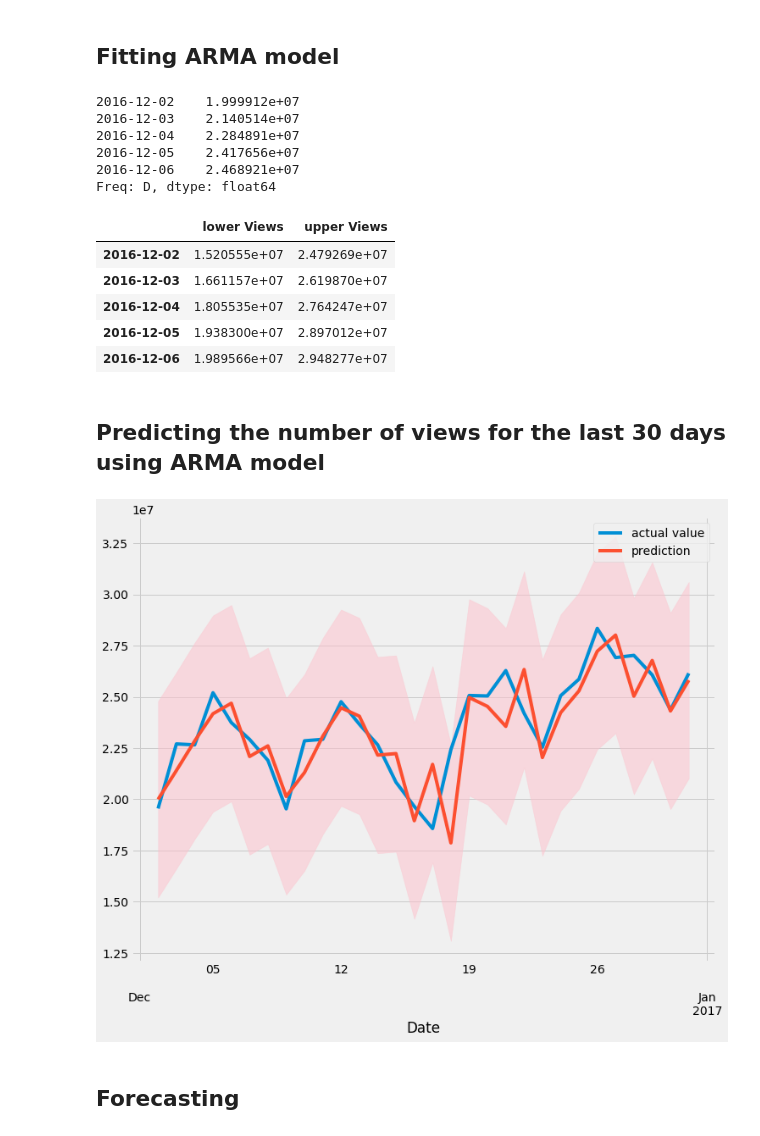
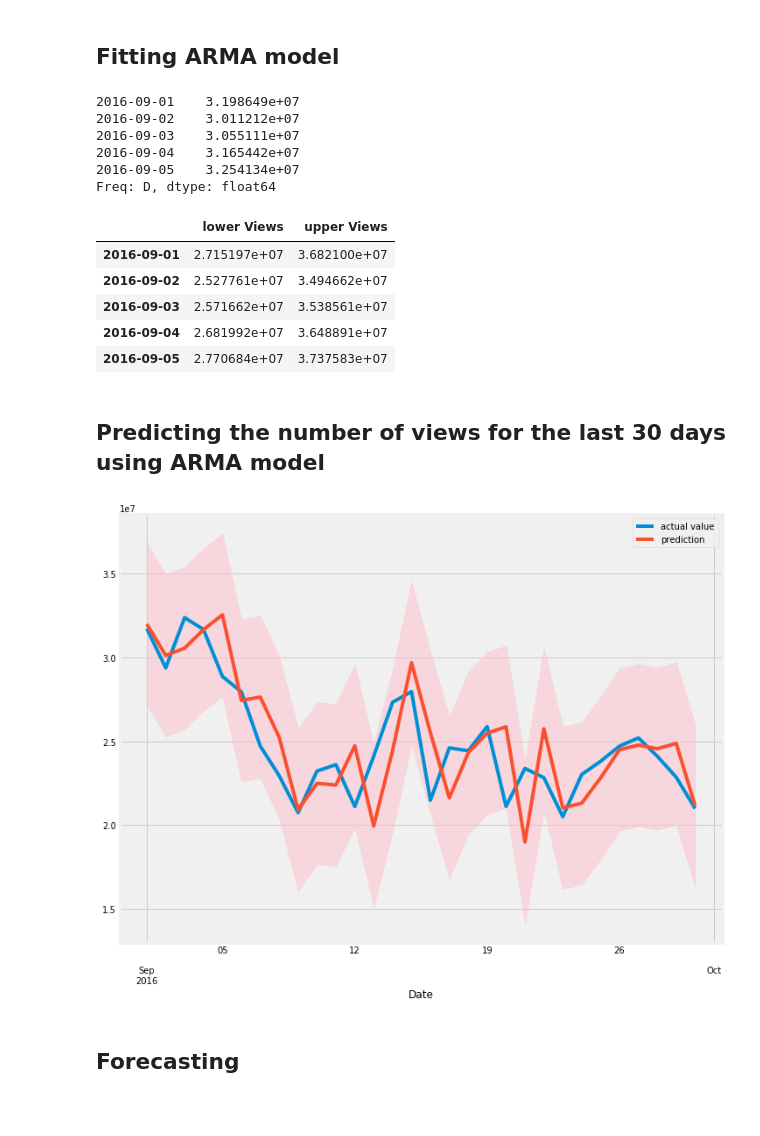
Before and after one commit to Subikshaa/Time-Series-Forecasting-on-Web-Traffic-Dataset, a Jupyter notebook: forecast.ipynb, the cells around one changed output. Cells and saved outputs as stored; diff of their text form; code cells hidden in the pictures; blank space fills up the shorter version.

Commit message:
Using train and test data

```diff
--- a/forecast.ipynb
+++ b/forecast.ipynb
@@ -323,7 +321,7 @@ print(aic_bic_df.sort_values('aic'))
 # %% [markdown]
 ## Fitting ARMA model
 # %%
-model = SARIMAX(top_page_filtered,order=(6,0,6))
+model = SARIMAX(train,order=(6,0,2))
 result = model.fit()
 # %%
 forecast = result.get_prediction(start=-30)
@@ -331,36 +329,36 @@ forecast_mean = forecast.predicted_mean
 # %%
 forecast_mean.head()
 # %% [output]
-2016-12-02    1.999912e+07
-2016-12-03    2.140514e+07
-2016-12-04    2.284891e+07
-2016-12-05    2.417656e+07
-2016-12-06    2.468921e+07
+2016-09-01    3.198649e+07
+2016-09-02    3.011212e+07
+2016-09-03    3.055111e+07
+2016-09-04    3.165442e+07
+2016-09-05    3.254134e+07
 Freq: D, dtype: float64
 # %%
 confidence_interval = forecast.conf_int()
 confidence_interval.head()
 # %% [output]
 |  | lower Views | upper Views |
-| 2016-12-02 | 1.520555e+07 | 2.479269e+07 |
-| 2016-12-03 | 1.661157e+07 | 2.619870e+07 |
-| 2016-12-04 | 1.805535e+07 | 2.764247e+07 |
-| 2016-12-05 | 1.938300e+07 | 2.897012e+07 |
-| 2016-12-06 | 1.989566e+07 | 2.948277e+07 |
+| 2016-09-01 | 2.715197e+07 | 3.682100e+07 |
+| 2016-09-02 | 2.527761e+07 | 3.494662e+07 |
+| 2016-09-03 | 2.571662e+07 | 3.538561e+07 |
+| 2016-09-04 | 2.681992e+07 | 3.648891e+07 |
+| 2016-09-05 | 2.770684e+07 | 3.737583e+07 |
 # %% [markdown]
 ## Predicting the number of views for the last 30 days using ARMA model
 # %%
 fig,ax=plt.subplots()
-top_page_filtered[-30:].rename(columns={'Views':'actual value'}).plot(ax=ax)
+train[-30:].rename(columns={'Views':'actual value'}).plot(ax=ax)
 forecast_mean.plot(ax=ax,label='prediction')
 plt.fill_between(confidence_interval.index, \
                 confidence_interval['lower Views'], \
                 confidence_interval['upper Views'], \
                 color='pink', alpha=0.5)
 plt.legend()
 plt.show()
 # %% [output]
-[figure, old version]
+[figure, new version]
 # %% [markdown]
 ## Forecasting
 # %%
```
Also changed, not shown: parts of 11 cells of this notebook.
